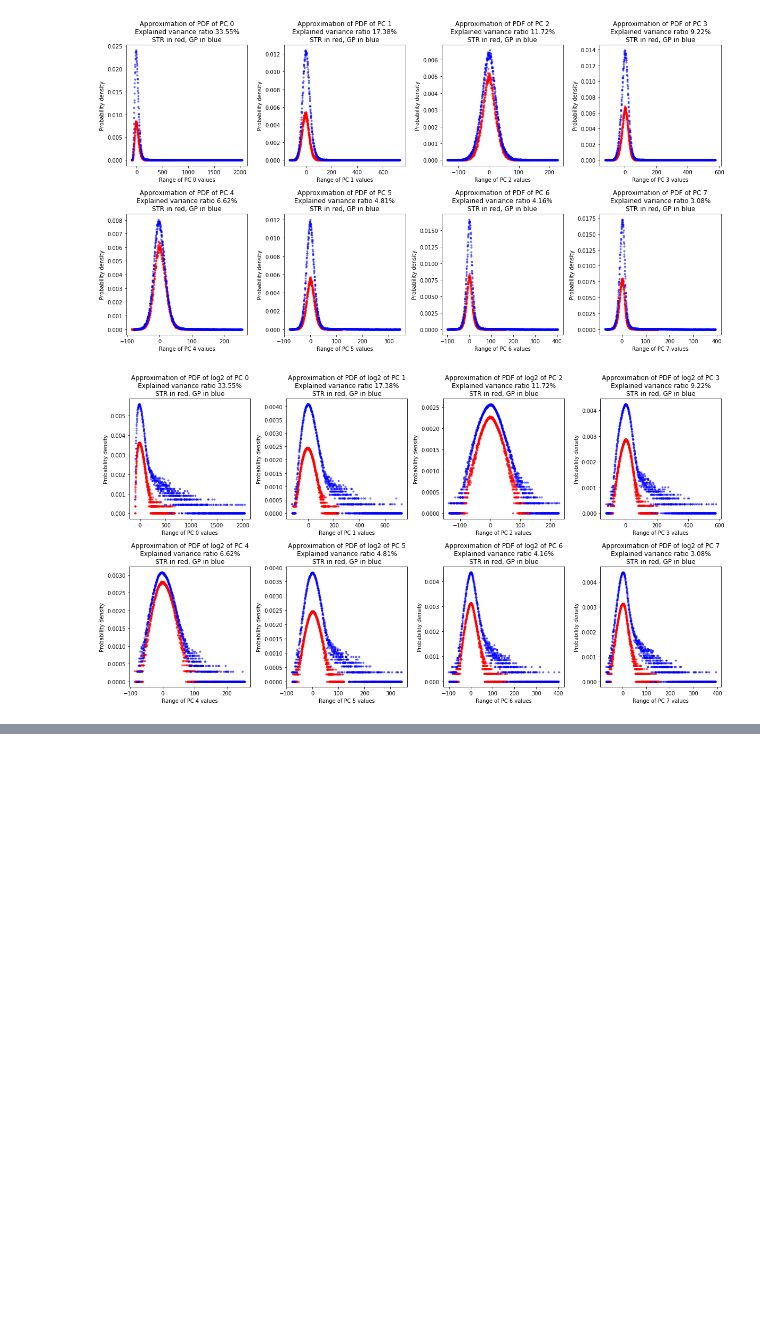
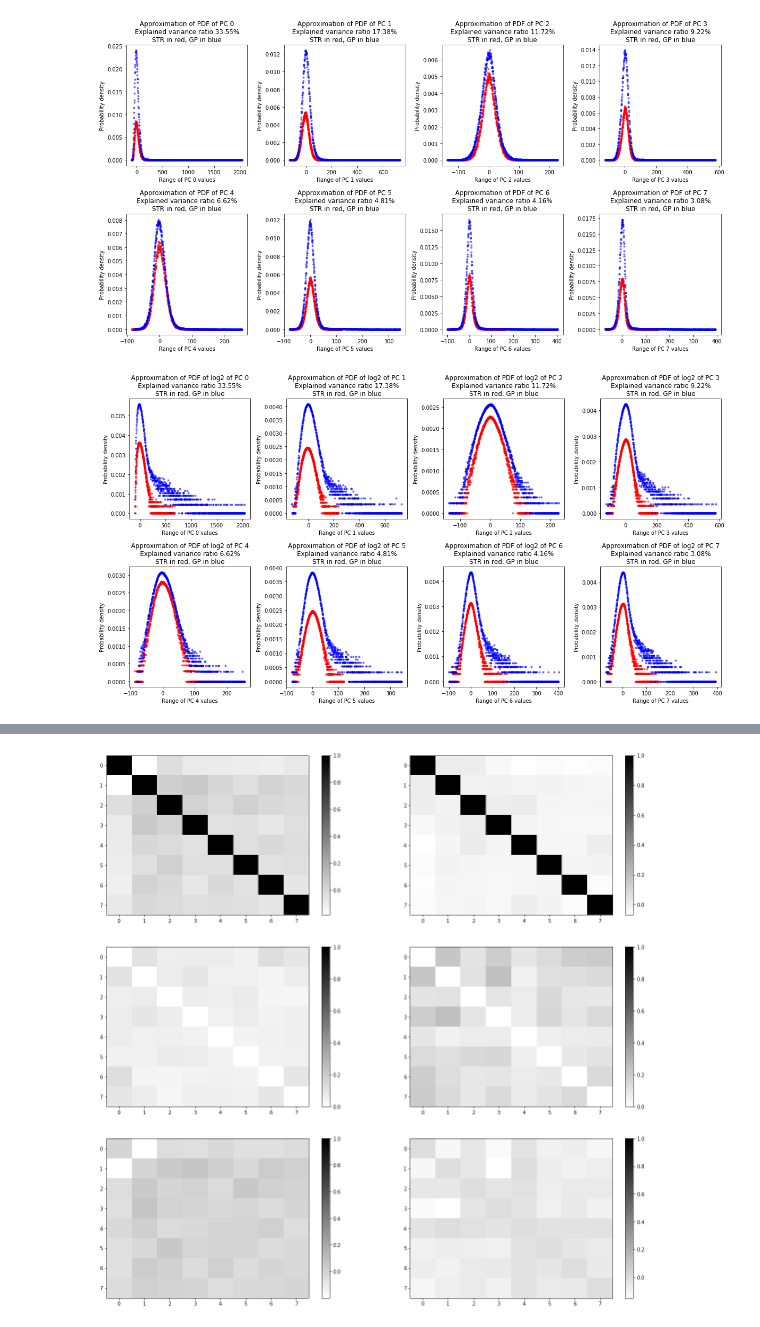
Before and after one commit to miriamvall/DD142X, a Jupyter notebook: code/notebooks/PCA 5.ipynb, the cells around one changed output, grey strips where cells are left out. Drawn from its saved outputs; the diff is of its cells as text; code cells hidden in the pictures; blank space fills up the shorter version.

```diff
--- a/code/notebooks/PCA 5.ipynb
+++ b/code/notebooks/PCA 5.ipynb
@@ -427,0 +489,96 @@ plt.close()
+# %%
+# Goal:     Predict STR or GP channel
+# Purpose:  Shits and giggles
+# Approach: Cross-correlation matrices are very distinctly different.
+#           Abuse.
+
+#           Trance music helps, thanks Infected Mushroom.
+
+from random import choice
+
+ALL = []
+
+master_str = np.corrcoef(pcs_str.transpose())
+master_gp  = np.corrcoef(pcs_gp .transpose())
+
+master_str = master_str / master_str.sum()
+master_gp  = master_gp  / master_gp .sum()
+
+for session, channels in dataDict.items():
+    for name, data in channels.items():
+        if not (session, name) in BANNED:
+            ALL.append((name, data))
+
+def getRandomChannel():
+    raw = choice(ALL)
+    name = raw[0]
+    data = raw[1][ : , epoch_idxs]
+    data = pca_model.transform(data.copy())
+    return (name, np.corrcoef(data.transpose()))
+
+def testChannel(nameData):
+    name, data = nameData
+#     out = f"{name}:\t{np.abs(data).sum()}"
+#     data = data / data.sum()
+#     _str = (master_str - data).sum()
+#     _gp  = (master_gp  - data).sum()
+#     out += f"\t{_gp}\t{_str}"
+#     return out
+    return (name, data)
+
+tests = [testChannel(getRandomChannel()) for _ in range(100)]
+strs = np.array([test for name, test in tests if "str_lfp" in name])
+gps  = np.array([test for name, test in tests if  "gp_lfp" in name])
+
+plt.figure(figsize = (20, 20))
+plt.subplot(3, 2, 1)
+plt.imshow(
+    strs.mean(axis = 0),
+    cmap = 'gist_yarg',
+    aspect = 'auto',
+    vmax = 1
+)
+plt.colorbar()
+plt.subplot(3, 2, 2)
+plt.imshow(
+    gps.mean(axis = 0),
+    cmap = 'gist_yarg',
+    aspect = 'auto',
+    vmax = 1
+)
+plt.colorbar()
+plt.subplot(3, 2, 3)
+plt.imshow(
+    strs.std(axis = 0),
+    cmap = 'gist_yarg',
+    aspect = 'auto',
+    vmax = 1
+)
+plt.colorbar()
+plt.subplot(3, 2, 4)
+plt.imshow(
+    gps.std(axis = 0),
+    cmap = 'gist_yarg',
+    aspect = 'auto',
+    vmax = 1
+)
+plt.colorbar()
+plt.subplot(3, 2, 5)
+plt.imshow(
+    strs.mean(axis = 0) - gps.mean(axis = 0),
+    cmap = 'gist_yarg',
+    aspect = 'auto',
+    vmax = 1
+)
+plt.colorbar()
+plt.subplot(3, 2, 6)
+plt.imshow(
+    strs.std(axis = 0) - gps.std(axis = 0),
+    cmap = 'gist_yarg',
+    aspect = 'auto',
+    vmax = 1
+)
+plt.colorbar()
+plt.show()
+# %% [output]
+[figure, added]
```
Also changed, not shown: parts of 12 cells of this notebook, 30 other files.
